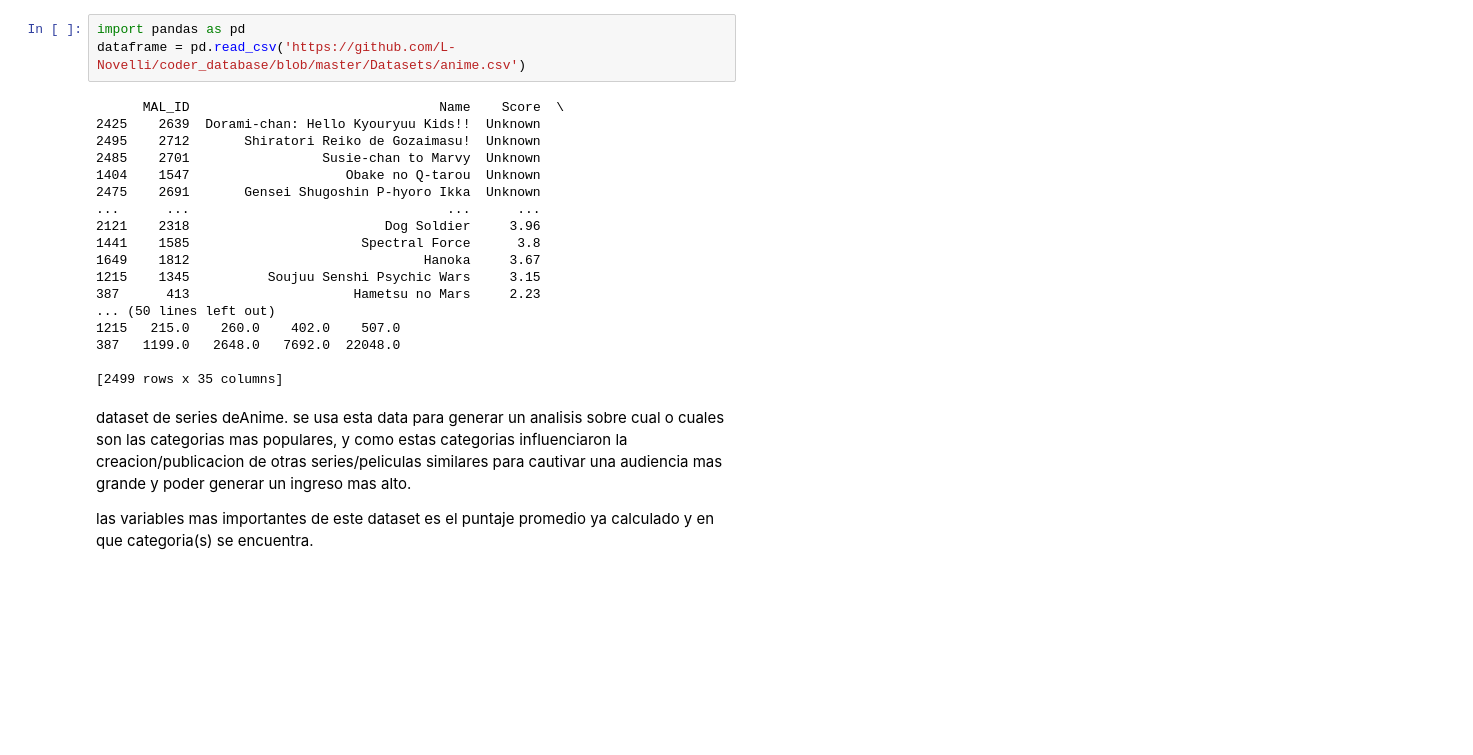
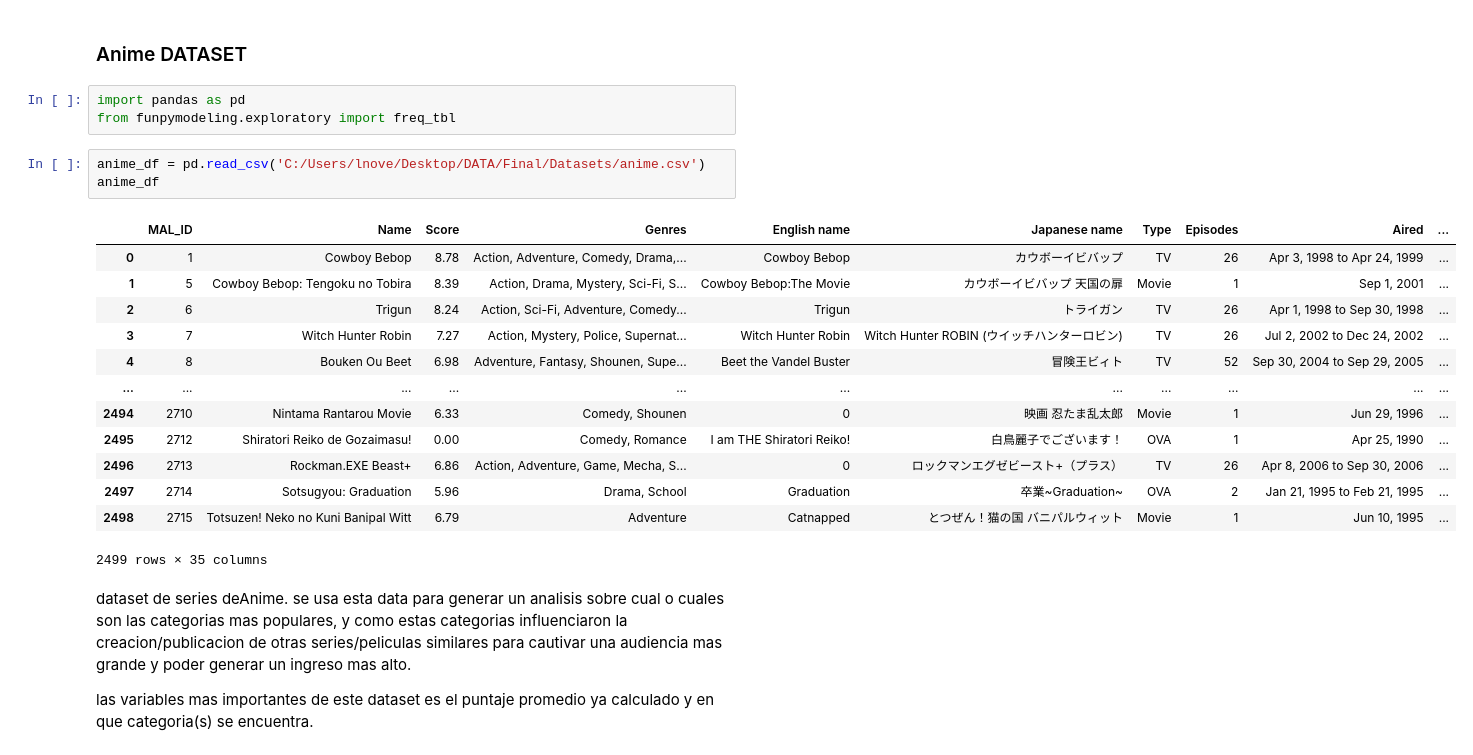
Before and after one commit to L-Novelli/coder_database, a Jupyter notebook: notebook/datasets_Novelli.ipynb, the cells around one changed output. Drawn from its saved outputs; the diff is of its cells as text; blank space fills up the shorter version.

```diff
--- a/notebook/datasets_Novelli.ipynb
+++ b/notebook/datasets_Novelli.ipynb
@@ -1,24 +1,25 @@
-# %%
-import pandas as pd
-dataframe = pd.read_csv('https://github.com/L-Novelli/coder_database/blob/master/Datasets/anime.csv')
-# %% [output]
-      MAL_ID                                Name    Score  \
-2425    2639  Dorami-chan: Hello Kyouryuu Kids!!  Unknown
-2495    2712       Shiratori Reiko de Gozaimasu!  Unknown
-2485    2701                 Susie-chan to Marvy  Unknown
-1404    1547                    Obake no Q-tarou  Unknown
-2475    2691       Gensei Shugoshin P-hyoro Ikka  Unknown
-...      ...                                 ...      ...
-2121    2318                         Dog Soldier     3.96
-1441    1585                      Spectral Force      3.8
-1649    1812                              Hanoka     3.67
-1215    1345          Soujuu Senshi Psychic Wars     3.15
-387      413                     Hametsu no Mars     2.23
-... (50 lines left out)
-1215   215.0    260.0    402.0    507.0
-387   1199.0   2648.0   7692.0  22048.0
-
-[2499 rows x 35 columns]
+# %% [markdown]
+### Anime DATASET
+# %%
+import pandas as pd
+from funpymodeling.exploratory import freq_tbl
+# %%
+anime_df = pd.read_csv('C:/Users/lnove/Desktop/DATA/Final/Datasets/anime.csv')
+anime_df
+# %% [output]
+|  | MAL_ID | Name | Score | Genres | English name | Japanese name | Type | Episodes | Aired | ... |
+| 0 | 1 | Cowboy Bebop | 8.78 | Action, Adventure, Comedy, Drama,... | Cowboy Bebop | カウボーイビバップ | TV | 26 | Apr 3, 1998 to Apr 24, 1999 | ... |
+| 1 | 5 | Cowboy Bebop: Tengoku no Tobira | 8.39 | Action, Drama, Mystery, Sci-Fi, S... | Cowboy Bebop:The Movie | カウボーイビバップ 天国の扉 | Movie | 1 | Sep 1, 2001 | ... |
+| 2 | 6 | Trigun | 8.24 | Action, Sci-Fi, Adventure, Comedy... | Trigun | トライガン | TV | 26 | Apr 1, 1998 to Sep 30, 1998 | ... |
+| 3 | 7 | Witch Hunter Robin | 7.27 | Action, Mystery, Police, Supernat... | Witch Hunter Robin | Witch Hunter ROBIN (ウイッチハンターロビン) | TV | 26 | Jul 2, 2002 to Dec 24, 2002 | ... |
+| 4 | 8 | Bouken Ou Beet | 6.98 | Adventure, Fantasy, Shounen, Supe... | Beet the Vandel Buster | 冒険王ビィト | TV | 52 | Sep 30, 2004 to Sep 29, 2005 | ... |
+| ... | ... | ... | ... | ... | ... | ... | ... | ... | ... | ... |
+| 2494 | 2710 | Nintama Rantarou Movie | 6.33 | Comedy, Shounen | 0 | 映画 忍たま乱太郎 | Movie | 1 | Jun 29, 1996 | ... |
+| 2495 | 2712 | Shiratori Reiko de Gozaimasu! | 0.00 | Comedy, Romance | I am THE Shiratori Reiko! | 白鳥麗子でございます！ | OVA | 1 | Apr 25, 1990 | ... |
+| 2496 | 2713 | Rockman.EXE Beast+ | 6.86 | Action, Adventure, Game, Mecha, S... | 0 | ロックマンエグゼビースト+（プラス） | TV | 26 | Apr 8, 2006 to Sep 30, 2006 | ... |
+| 2497 | 2714 | Sotsugyou: Graduation | 5.96 | Drama, School | Graduation | 卒業~Graduation~ | OVA | 2 | Jan 21, 1995 to Feb 21, 1995 | ... |
+| 2498 | 2715 | Totsuzen! Neko no Kuni Banipal Witt | 6.79 | Adventure | Catnapped | とつぜん！猫の国 バニパルウィット | Movie | 1 | Jun 10, 1995 | ... |
+2499 rows × 35 columns
 # %% [markdown]
 dataset de series deAnime.
 se usa esta data para generar un analisis sobre cual o cuales son las categorias mas populares, y como estas categorias influenciaron la creacion/publicacion de otras series/peliculas similares para cautivar una audiencia mas grande y poder generar un ingreso mas alto.
```
Also changed, not shown: parts of 10 cells of this notebook, 2 other files.
